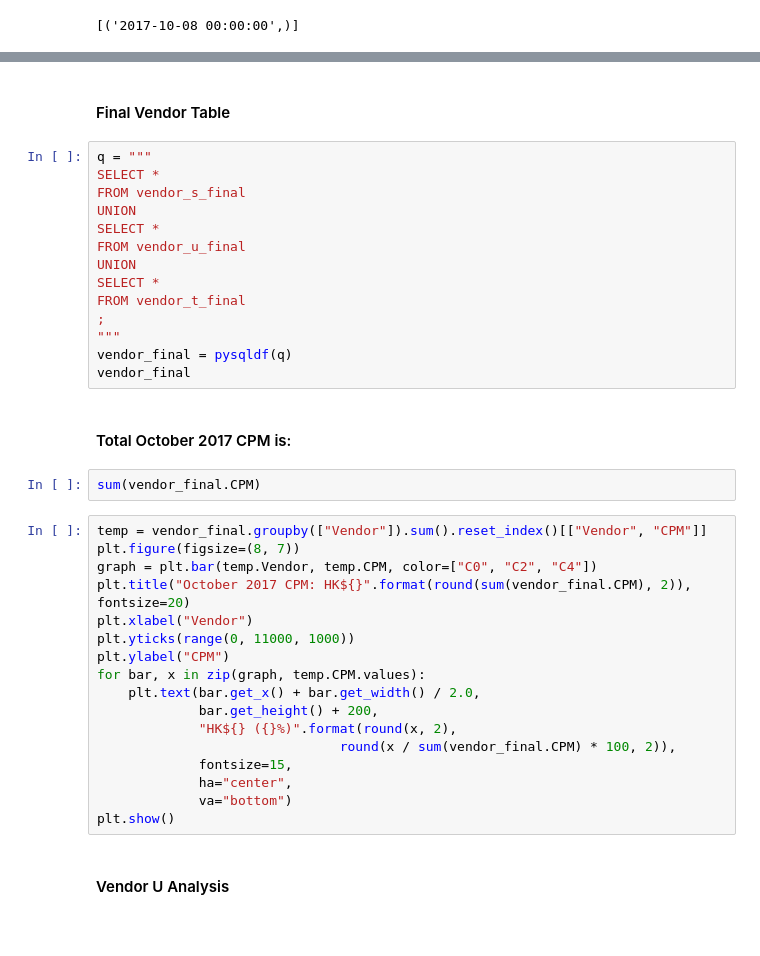
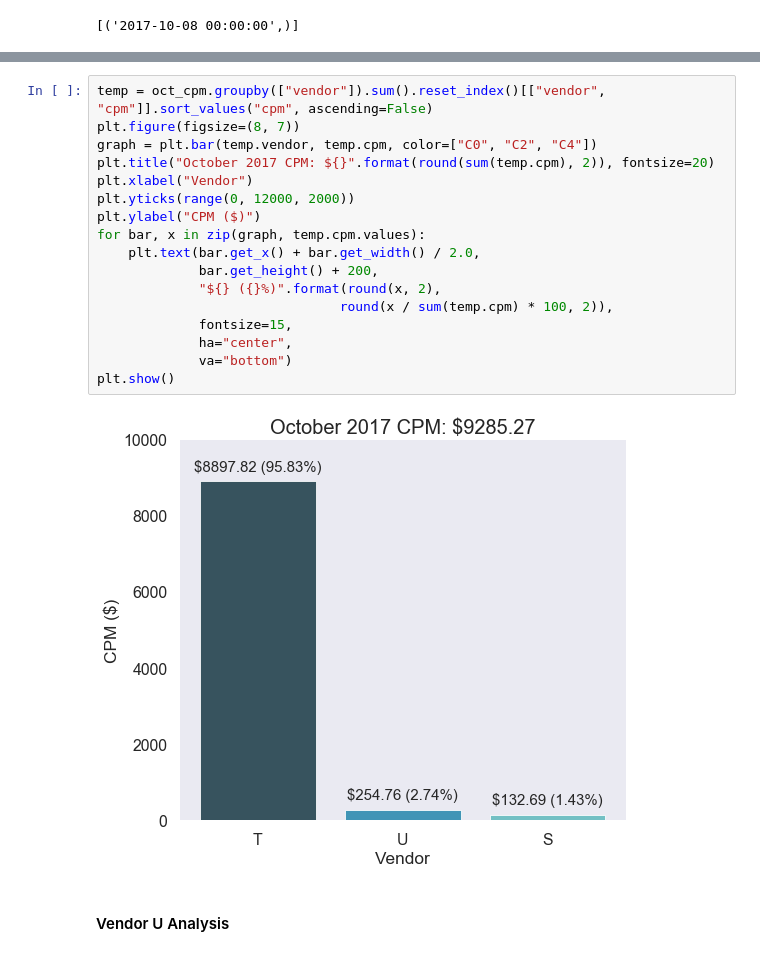
Before and after one commit to valmadrid/EDA-using-SQLite-Python, a Jupyter notebook: challenge_1.ipynb, the cells around one changed output, grey strips where cells are left out. Saved outputs shown, nothing was run; the diff lists cells and outputs as text; blank space fills up the shorter version.

```diff
--- a/challenge_1.ipynb
+++ b/challenge_1.ipynb
@@ -452,39 +441,21 @@ vendor_t_final
-# %% [markdown]
-#### Final Vendor Table
-# %%
-q = """
-SELECT *
-FROM vendor_s_final
-UNION
-SELECT *
-FROM vendor_u_final
-UNION
-SELECT *
-FROM vendor_t_final
-;
-"""
-vendor_final = pysqldf(q)
-vendor_final
-# %% [markdown]
-#### Total October 2017 CPM is:
-# %%
-sum(vendor_final.CPM)
 # %%
-temp = vendor_final.groupby(["Vendor"]).sum().reset_index()[["Vendor", "CPM"]]
+temp = oct_cpm.groupby(["vendor"]).sum().reset_index()[["vendor", "cpm"]].sort_values("cpm", ascending=False)
 plt.figure(figsize=(8, 7))
-graph = plt.bar(temp.Vendor, temp.CPM, color=["C0", "C2", "C4"])
-plt.title("October 2017 CPM: HK${}".format(round(sum(vendor_final.CPM), 2)), fontsize=20)
+graph = plt.bar(temp.vendor, temp.cpm, color=["C0", "C2", "C4"])
+plt.title("October 2017 CPM: ${}".format(round(sum(temp.cpm), 2)), fontsize=20)
 plt.xlabel("Vendor")
-plt.yticks(range(0, 11000, 1000))
-plt.ylabel("CPM")
-for bar, x in zip(graph, temp.CPM.values):
+plt.yticks(range(0, 12000, 2000))
+plt.ylabel("CPM ($)")
+for bar, x in zip(graph, temp.cpm.values):
     plt.text(bar.get_x() + bar.get_width() / 2.0,
              bar.get_height() + 200,
-             "HK${} ({}%)".format(round(x, 2),
-                               round(x / sum(vendor_final.CPM) * 100, 2)),
+             "${} ({}%)".format(round(x, 2),
+                               round(x / sum(temp.cpm) * 100, 2)),
              fontsize=15,
              ha="center",
              va="bottom")
 plt.show()
+# %% [output]
+[figure, added]
 # %% [markdown]
 #### Vendor U Analysis
```
Also changed, not shown: parts of 44 cells of this notebook.
